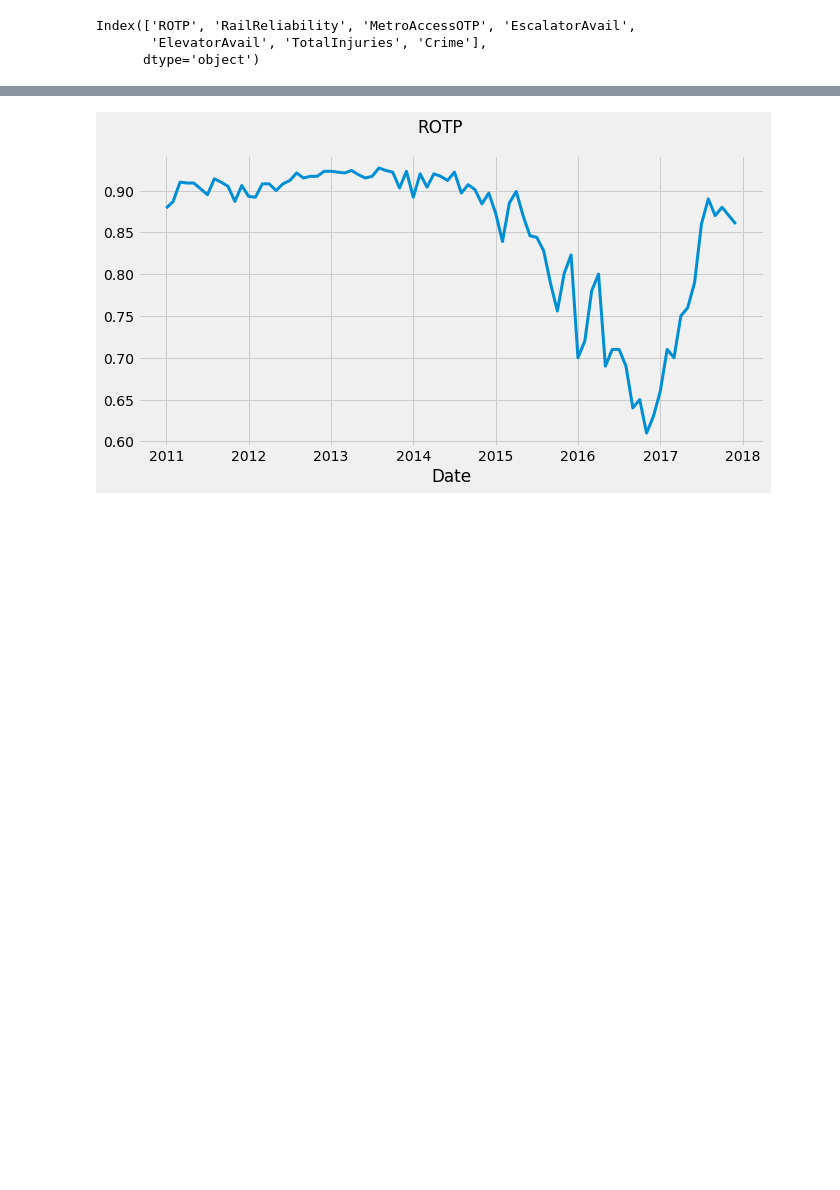
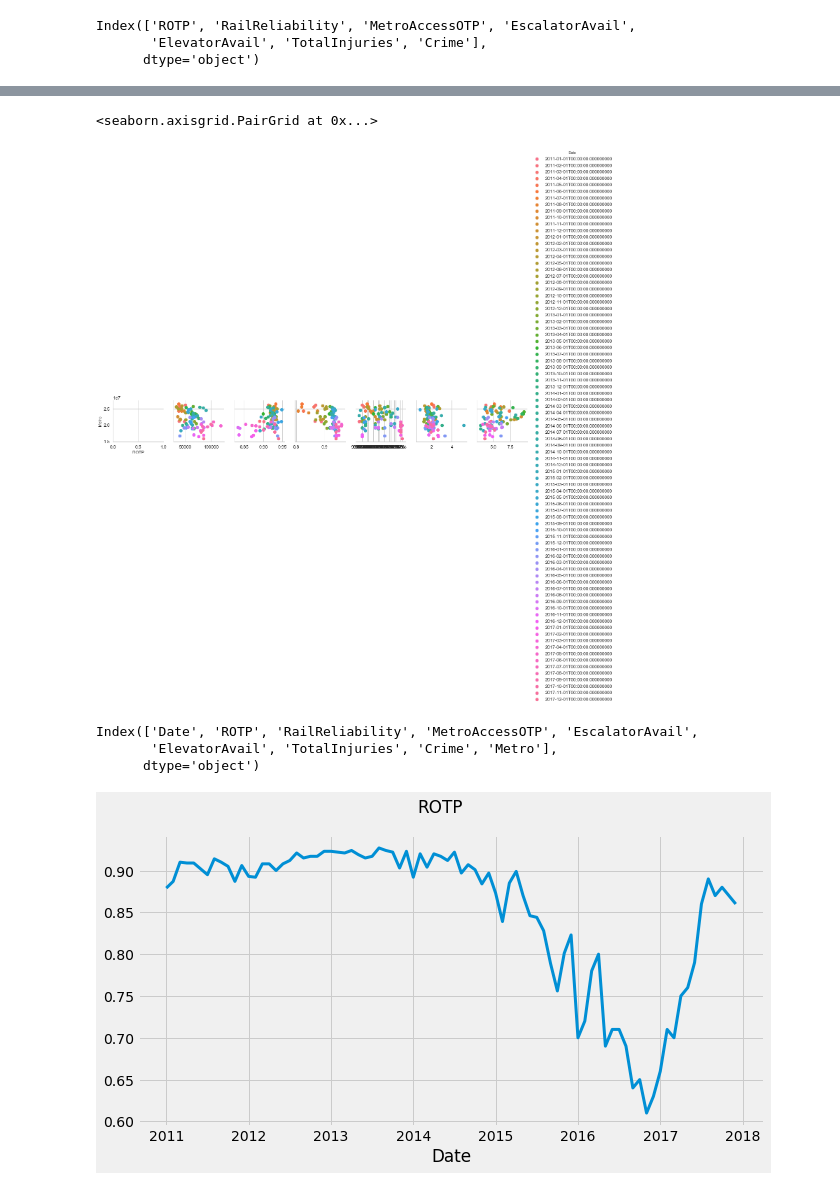
Before and after one commit to yegorkryukov/dc_public_transport, a Jupyter notebook: data_exploration_and_cleanup.ipynb, the cells around one changed output, grey strips where cells are left out. Cells and saved outputs as stored; diff of their text form; code cells hidden in the pictures; blank space fills up the shorter version.

```diff
--- a/data_exploration_and_cleanup.ipynb
+++ b/data_exploration_and_cleanup.ipynb
@@ -227,3 +296,21 @@ KeyError: Timestamp('2011-01-01 00:00:00')
+# %%
+g = sns.PairGrid(metro_df,hue='Date',y_vars=['Metro'], x_vars=['ROTP', 'RailReliability', 'MetroAccessOTP', \
+                                                               'EscalatorAvail','ElevatorAvail', 'TotalInjuries', \
+                                                               'Crime'])
+
+#g.map_diag(plt.hist)
+g.map_offdiag(plt.scatter)
+
+g.add_legend()
+# %% [output]
+<seaborn.axisgrid.PairGrid at 0x...>
+[figure, added]
+# %%
+metro_df.columns
+# %% [output]
+Index(['Date', 'ROTP', 'RailReliability', 'MetroAccessOTP', 'EscalatorAvail',
+       'ElevatorAvail', 'TotalInjuries', 'Crime', 'Metro'],
+      dtype='object')
 # %%
 f = plt.figure(figsize=(10,5))
 metro_kpi['ROTP'].plot(linewidth=3)
```
Also changed, not shown: parts of 9 cells of this notebook, 2 other files.
